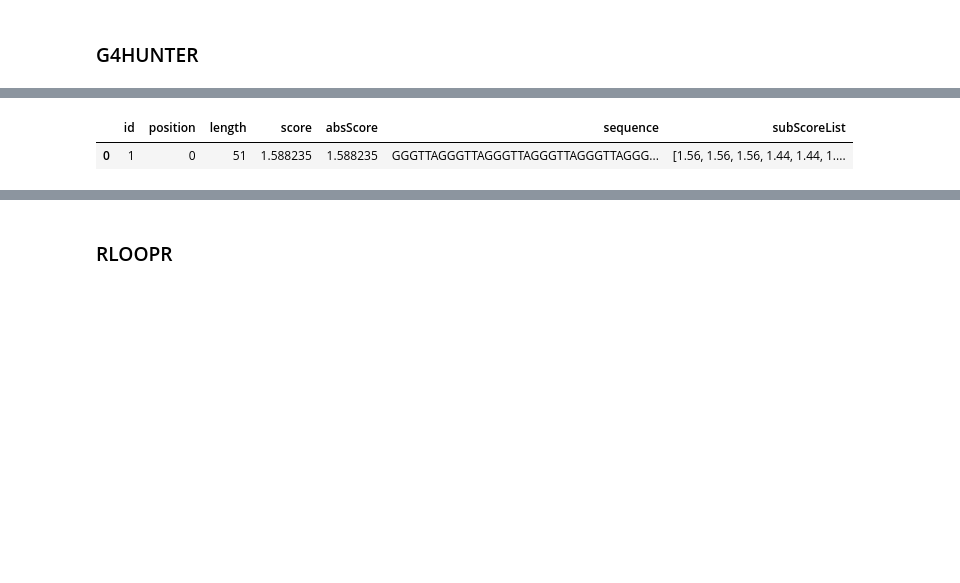
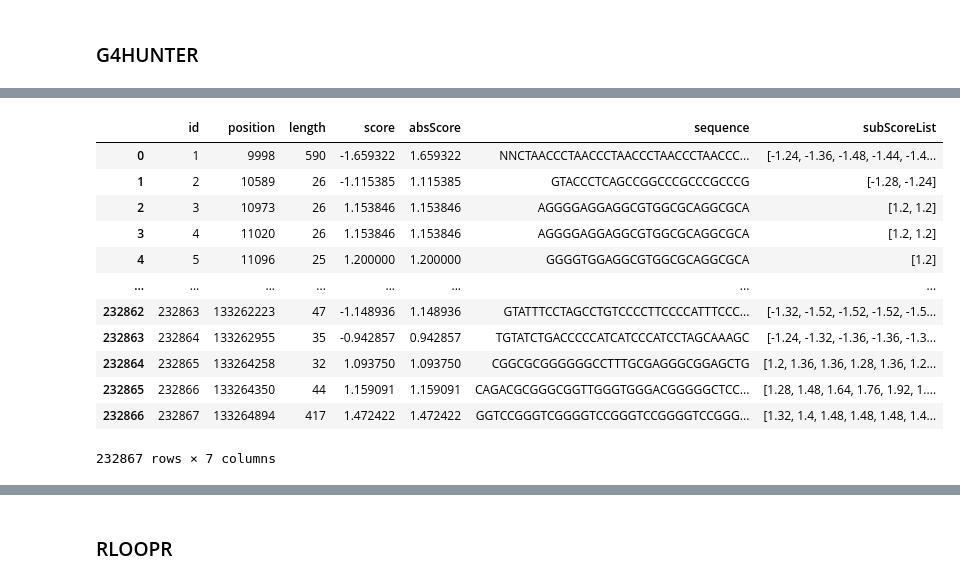
Before and after one commit to patrikkaura/dna-analyser-ibp, a Jupyter notebook: Untitled.ipynb, the cells around one changed output, grey strips where cells are left out. Cells and saved outputs as stored; diff of their text form; code cells hidden in the pictures; blank space fills up the shorter version.

```diff
--- a/Untitled.ipynb
+++ b/Untitled.ipynb
@@ -134,4 +149,4 @@ API.g4hunter.delete(analyse=API.g4hunter.load_all().iloc[0])
 # %%
-API.g4hunter.get_heatmap_data(analyse=API.g4hunter.load_all().iloc[0], segments=10)
+API.g4hunter.get_heatmap_data(analyse=API.g4hunter.load_all().iloc[-1], segments=10)
 # %% [output]
 |  | PQS_count | PQS_coverage |
@@ -146,3 +162,3 @@ API.g4hunter.get_heatmap_data(analyse=API.g4hunter.load_all().iloc[0], segments=
 # %%
-API.g4hunter.show_heatmap(analyse=API.g4hunter.load_all().iloc[0], segments=32)
+API.g4hunter.show_heatmap(analyse=API.g4hunter.load_all().iloc[-1], segments=32)
 # %% [output]
@@ -150,8 +166,19 @@ API.g4hunter.show_heatmap(analyse=API.g4hunter.load_all().iloc[0], segments=32)
 # %%
-API.g4hunter.load_results(analyse=API.g4hunter.load_all().iloc[0])
+API.g4hunter.load_results(analyse=API.g4hunter.load_all().iloc[-1])
 # %% [output]
 |  | id | position | length | score | absScore | sequence | subScoreList |
-| 0 | 1 | 0 | 51 | 1.588235 | 1.588235 | GGGTTAGGGTTAGGGTTAGGGTTAGGGTTAGGG... | [1.56, 1.56, 1.56, 1.44, 1.44, 1.... |
+| 0 | 1 | 9998 | 590 | -1.659322 | 1.659322 | NNCTAACCCTAACCCTAACCCTAACCCTAACCC... | [-1.24, -1.36, -1.48, -1.44, -1.4... |
+| 1 | 2 | 10589 | 26 | -1.115385 | 1.115385 | GTACCCTCAGCCGGCCCGCCCGCCCG | [-1.28, -1.24] |
+| 2 | 3 | 10973 | 26 | 1.153846 | 1.153846 | AGGGGAGGAGGCGTGGCGCAGGCGCA | [1.2, 1.2] |
+| 3 | 4 | 11020 | 26 | 1.153846 | 1.153846 | AGGGGAGGAGGCGTGGCGCAGGCGCA | [1.2, 1.2] |
+| 4 | 5 | 11096 | 25 | 1.200000 | 1.200000 | GGGGTGGAGGCGTGGCGCAGGCGCA | [1.2] |
+| ... | ... | ... | ... | ... | ... | ... | ... |
+| 232862 | 232863 | 133262223 | 47 | -1.148936 | 1.148936 | GTATTTCCTAGCCTGTCCCCTTCCCCATTTCCC... | [-1.32, -1.52, -1.52, -1.52, -1.5... |
+| 232863 | 232864 | 133262955 | 35 | -0.942857 | 0.942857 | TGTATCTGACCCCCATCATCCCATCCTAGCAAAGC | [-1.24, -1.32, -1.36, -1.36, -1.3... |
+| 232864 | 232865 | 133264258 | 32 | 1.093750 | 1.093750 | CGGCGCGGGGGGCCTTTGCGAGGGCGGAGCTG | [1.2, 1.36, 1.36, 1.28, 1.36, 1.2... |
+| 232865 | 232866 | 133264350 | 44 | 1.159091 | 1.159091 | CAGACGCGGGCGGTTGGGTGGGACGGGGGCTCC... | [1.28, 1.48, 1.64, 1.76, 1.92, 1.... |
+| 232866 | 232867 | 133264894 | 417 | 1.472422 | 1.472422 | GGTCCGGGTCGGGGTCCGGGTCCGGGGTCCGGG... | [1.32, 1.4, 1.48, 1.48, 1.48, 1.4... |
+232867 rows × 7 columns
 # %%
 API.g4hunter.export_csv(aggregate=True, analyse=API.g4hunter.load_all().iloc[0], path='./')
 # %% [output]
```
Also changed, not shown: parts of 17 cells of this notebook, 54 other files.
